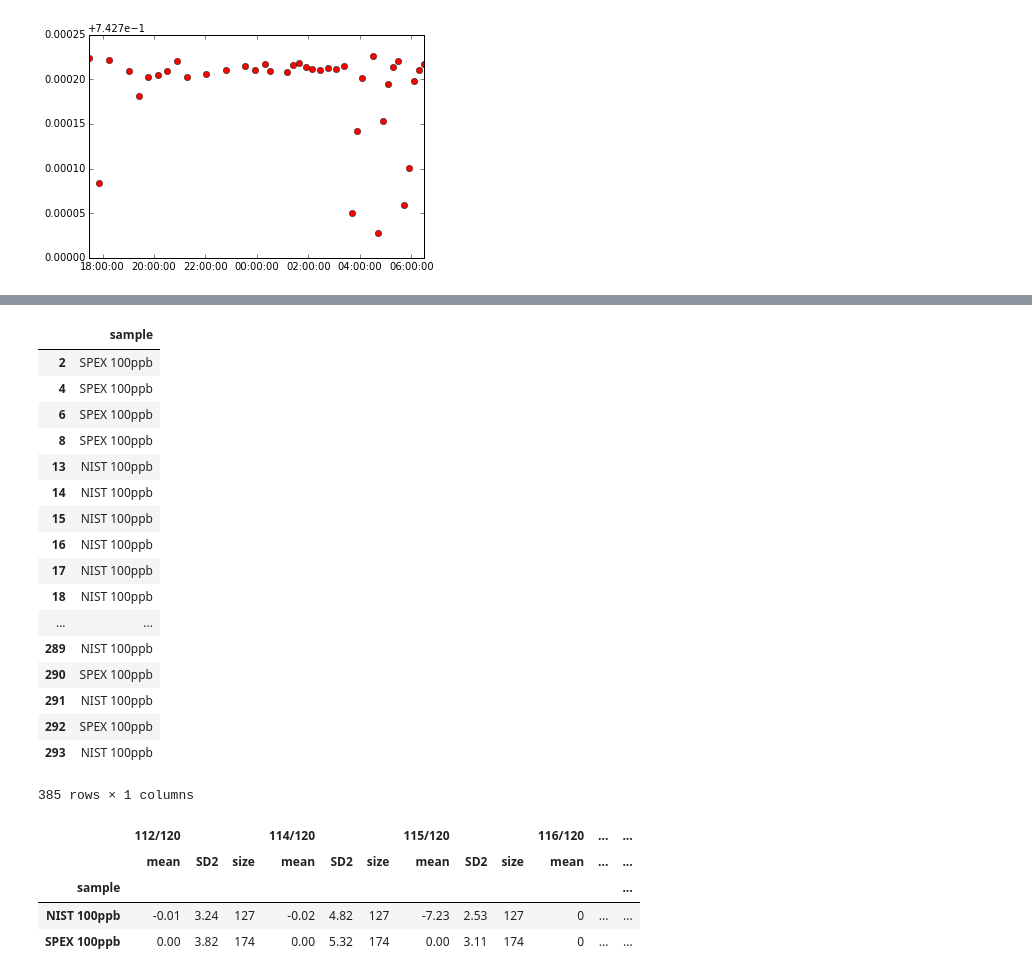
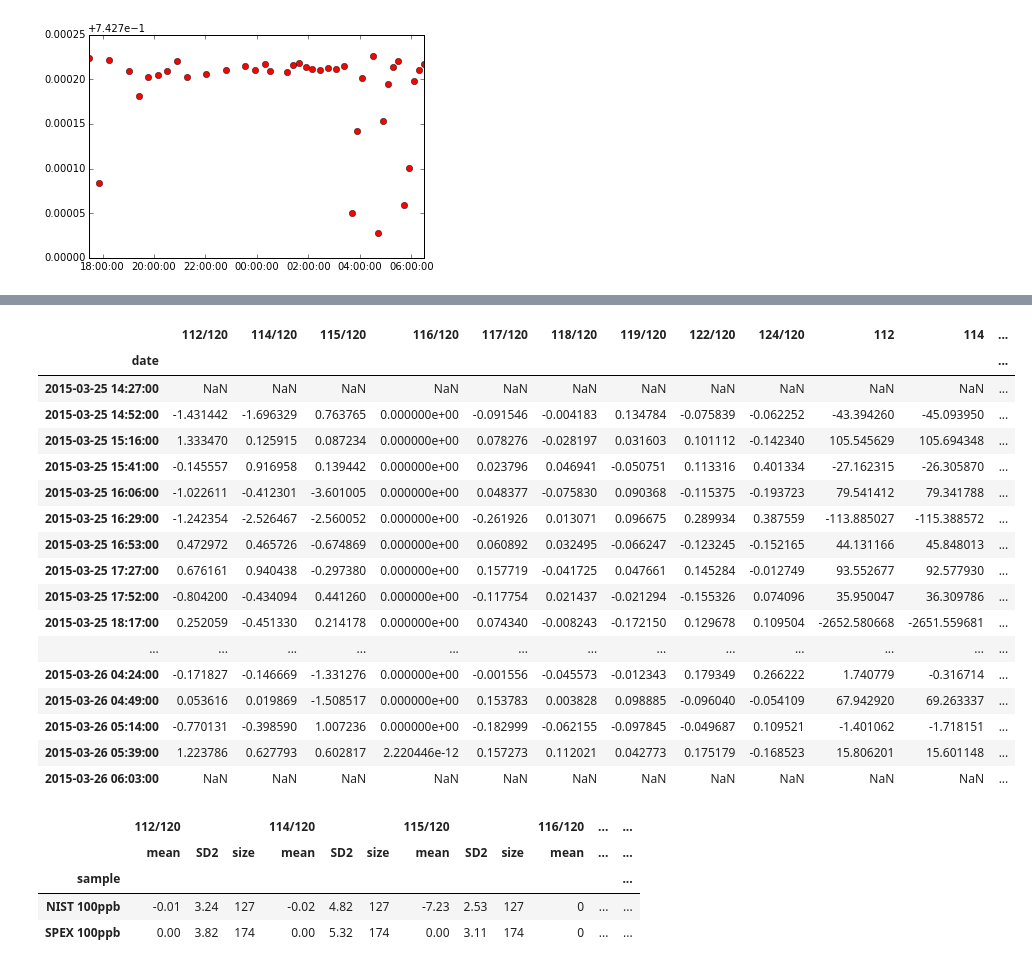
Before and after one commit to Marfster/NU_Plasma, a Jupyter notebook: Nu Plasma Evaluation - internal norm.ipynb, the cells around one changed output, grey strips where cells are left out. Drawn from its saved outputs; the diff is of its cells as text; code cells hidden in the pictures.

```diff
--- a/Nu Plasma Evaluation - internal norm.ipynb
+++ b/Nu Plasma Evaluation - internal norm.ipynb
@@ -18,20 +15,20 @@ from pylab import plot, show, savefig
 from scipy import stats
 #%pylab inline
 # %%
-path = "/Volumes/friebelm/PhD/NU Plasma/Measurements/2015-03-10/"
+path = "/Volumes/friebelm/PhD/NU Plasma/Measurements/2015-03-25/"
 path_sav = "/Volumes/friebelm/PhD/NU Plasma/Measurements/compilation/"
-files_start = 1262
-files_end = 1346
+files_start = 1348
+files_end = 1427
 # %%
 # cup configuration
 #cup_config = cycle_Sb
-cup_config = cycles1
+cup_config = cycles2
 # Isotopes used for Interference correction
 corr_isotopes_1 = {"Cd" : "111", "Te" : "126"}
 corr_isotopes_2 = {"Cd" : "111","Te" : "125", "Xe" : "129"}
 corr_isotopes_Sb = {"Te": "125"}
 # Mass Range of cup configuration
-mass_range = cycles1_mass_range
+mass_range = cycles2_mass_range
 #isotopes = [["111", "112", "114", "115", "116", "117", "118", "119", "122", "124"], ["117", "118", "119", "122", "124"]]
 isotopes = [["112", "114", "115", "116", "117", "118", "119", "122", "124"]]
 #isotopes = [["116", "117", "118", "119", "122", "124"]]
@@ -43,13 +40,13 @@ print data_sample_column
 iter_beta = 10
 
 # Interference_corr on the denominator isotope
-isotope_denom_corr = False
+isotope_denom_corr = True
 
-blk_corr = False
+blk_corr = True
 # %% [output]
 ['112/120', '114/120', '115/120', '116/120', '117/120', '118/120', '119/120', '122/120', '124/120']
 # %%
-columns_1 = ["cycle", "sample", "date", "H9 (1)", "H8 (1)", "H7 (1)", "H6 (1)", "H5 (1)", "H4 (1)", "H3 (1)", "H2 (1)", "H1 (1)", "Ax (1)", "L1 (1)", "L2 (1)", "L3 (1)", "L4 (1)"]
+columns_1 = ["cycle", "sample", "date", "H8 (1)", "H7 (1)", "H6 (1)", "H5 (1)", "H4 (1)", "H3 (1)", "H2 (1)", "H1 (1)", "Ax (1)", "L1 (1)", "L2 (1)", "L3 (1)", "L4 (1)"]
 #columns_2 = ["cycle", "H8 (2)", "H7 (2)", "H6 (2)", "H5 (2)", "H4 (2)", "H3 (2)", "H2 (2)", "H1 (2)", "Ax (2)", "L1 (2)", "L2 (2)", "L3 (2)", "L4 (2)"]
 df_all = pd.DataFrame()
 blk_ls = []
@@ -202,9 +199,9 @@ df_internal_norm_mean = df_internal_sub.drop("cycle", axis=1).groupby(df_interna
 df_internal_norm_mean_sd = df_internal_sub.drop("cycle", axis=1).groupby(df_internal_sub.index).agg([np.mean, SE])
 df_internal_norm_mean["sample"] = df_internal_norm[df_internal_norm["cycle"] == 1]["sample"]
 df_internal_norm_mean_sd["sample"] = df_internal_norm[df_internal_norm["cycle"] == 1]["sample"]
-df_internal_norm_mean = df_internal_norm_mean[1:]
-df_internal_norm_mean = df_internal_norm_mean.drop(datetime.strptime("20150310 23:59", "%Y%m%d %H:%M"))
-df_internal_norm_mean_sd = df_internal_norm_mean_sd[1:]
+#df_internal_norm_mean = df_internal_norm_mean[1:]
+#df_internal_norm_mean = df_internal_norm_mean.drop(datetime.strptime("20150310 23:59", "%Y%m%d %H:%M"))
+#df_internal_norm_mean_sd = df_internal_norm_mean_sd[1:]
 df_internal_norm_mean
 #plotplot = df_internal_norm_mean[(df_internal_norm_mean["125"] < 0.00010)  & (df_internal_norm_mean["124/120"] > 0.17745)]
 #plot(plotplot["125"], plotplot["124/120"], "ro")
@@ -239,23 +236,23 @@ show(dataplot)
 sub_index = df_internal_norm_mean[(df_internal_norm_mean["sample"].shift(1) == df_internal_norm_mean["sample"].shift(-1)) & (df_internal_norm_mean["sample"].shift(1) == "NIST 100ppb")].index
 #corr_values = df_internal_norm_mean[(df_external_norm_mean >= 0.74289)]
 #corr_values = df_internal_norm_mean[:"20150110 10:00"]
-corr_values = df_std
+corr_values = df_internal_norm_mean
 sample = corr_values["sample"]
 std_mean = corr_values[(corr_values["sample"] == "SPEX 100ppb")].mean()
 new = corr_values[corr_values.columns[corr_values.dtypes != 'object']]
 
 #std_mean["112/120", "114/120", "115/120", "117/120", "118/120", "119/120", "122/120", "124/120"] = [0.029823, 0.020189, 0.010372, 0.235299, 0.742923, 0.263443, 0.142078, 0.177546]
 #print std_mean
-epsilon =  ((new / std_mean)-1)*10000
+#epsilon =  ((new / std_mean)-1)*10000
 #new["sample"] = sample
-#epsilon_NIST =  ((new / ((new.shift(1) + new.shift(-1))/2))-1)*10000
-#epsilon_2 = ((new / ((new.shift(2) + new.shift(-2))/2))-1)*10000
-#epsilon["sample"] = sample
-epsilon["sample"] = sample
+epsilon_NIST =  ((new / ((new.shift(1) + new.shift(-1))/2))-1)*10000
+epsilon_2 = ((new / ((new.shift(2) + new.shift(-2))/2))-1)*10000
+epsilon_NIST["sample"] = sample
+epsilon_2["sample"] = sample
 
-#epsilon_NIST = epsilon_NIST[new.index.isin(sub_index)]
+epsilon_NIST = epsilon_NIST[new.index.isin(sub_index)]
 #new[new.sample != "NIST 100ppb"]
-#epsilon2 = epsilon_2.ix[2:-4,:][epsilon_2["sample"] == "SPEX 100ppb"]
-#epsilon_comp = epsilon.append(epsilon2, ignore_index=True)
-epsilon
+epsilon_2 = epsilon_2[epsilon_2["sample"] == "NIST 100ppb"]
+epsilon_comp = epsilon_NIST.append(epsilon2, ignore_index=True)
+epsilon_2
 # %% [output]
@@ -266,21 +259,21 @@ See the the caveats in the documentation: http://pandas.pydata.org/pandas-docs/s
-|  | sample |
-| 2 | SPEX 100ppb |
-| 4 | SPEX 100ppb |
-| 6 | SPEX 100ppb |
-| 8 | SPEX 100ppb |
-| 13 | NIST 100ppb |
-| 14 | NIST 100ppb |
-| 15 | NIST 100ppb |
-| 16 | NIST 100ppb |
-| 17 | NIST 100ppb |
-| 18 | NIST 100ppb |
-| ... | ... |
-| 289 | NIST 100ppb |
-| 290 | SPEX 100ppb |
-| 291 | NIST 100ppb |
-| 292 | SPEX 100ppb |
-| 293 | NIST 100ppb |
+|  | 112/120 | 114/120 | 115/120 | 116/120 | 117/120 | 118/120 | 119/120 | 122/120 | 124/120 | 112 | 114 | ... |
+| date |  |  |  |  |  |  |  |  |  |  |  | ... |
+| 2015-03-25 14:27:00 | NaN | NaN | NaN | NaN | NaN | NaN | NaN | NaN | NaN | NaN | NaN | ... |
+| 2015-03-25 14:52:00 | -1.431442 | -1.696329 | 0.763765 | 0.000000e+00 | -0.091546 | -0.004183 | 0.134784 | -0.075839 | -0.062252 | -43.394260 | -45.093950 | ... |
+| 2015-03-25 15:16:00 | 1.333470 | 0.125915 | 0.087234 | 0.000000e+00 | 0.078276 | -0.028197 | 0.031603 | 0.101112 | -0.142340 | 105.545629 | 105.694348 | ... |
+| 2015-03-25 15:41:00 | -0.145557 | 0.916958 | 0.139442 | 0.000000e+00 | 0.023796 | 0.046941 | -0.050751 | 0.113316 | 0.401334 | -27.162315 | -26.305870 | ... |
+| 2015-03-25 16:06:00 | -1.022611 | -0.412301 | -3.601005 | 0.000000e+00 | 0.048377 | -0.075830 | 0.090368 | -0.115375 | -0.193723 | 79.541412 | 79.341788 | ... |
+| 2015-03-25 16:29:00 | -1.242354 | -2.526467 | -2.560052 | 0.000000e+00 | -0.261926 | 0.013071 | 0.096675 | 0.289934 | 0.387559 | -113.885027 | -115.388572 | ... |
+| 2015-03-25 16:53:00 | 0.472972 | 0.465726 | -0.674869 | 0.000000e+00 | 0.060892 | 0.032495 | -0.066247 | -0.123245 | -0.152165 | 44.131166 | 45.848013 | ... |
+| 2015-03-25 17:27:00 | 0.676161 | 0.940438 | -0.297380 | 0.000000e+00 | 0.157719 | -0.041725 | 0.047661 | 0.145284 | -0.012749 | 93.552677 | 92.577930 | ... |
+| 2015-03-25 17:52:00 | -0.804200 | -0.434094 | 0.441260 | 0.000000e+00 | -0.117754 | 0.021437 | -0.021294 | -0.155326 | 0.074096 | 35.950047 | 36.309786 | ... |
+| 2015-03-25 18:17:00 | 0.252059 | -0.451330 | 0.214178 | 0.000000e+00 | 0.074340 | -0.008243 | -0.172150 | 0.129678 | 0.109504 | -2652.580668 | -2651.559681 | ... |
+| ... | ... | ... | ... | ... | ... | ... | ... | ... | ... | ... | ... | ... |
+| 2015-03-26 04:24:00 | -0.171827 | -0.146669 | -1.331276 | 0.000000e+00 | -0.001556 | -0.045573 | -0.012343 | 0.179349 | 0.266222 | 1.740779 | -0.316714 | ... |
+| 2015-03-26 04:49:00 | 0.053616 | 0.019869 | -1.508517 | 0.000000e+00 | 0.153783 | 0.003828 | 0.098885 | -0.096040 | -0.054109 | 67.942920 | 69.263337 | ... |
+| 2015-03-26 05:14:00 | -0.770131 | -0.398590 | 1.007236 | 0.000000e+00 | -0.182999 | -0.062155 | -0.097845 | -0.049687 | 0.109521 | -1.401062 | -1.718151 | ... |
+| 2015-03-26 05:39:00 | 1.223786 | 0.627793 | 0.602817 | 2.220446e-12 | 0.157273 | 0.112021 | 0.042773 | 0.175179 | -0.168523 | 15.806201 | 15.601148 | ... |
+| 2015-03-26 06:03:00 | NaN | NaN | NaN | NaN | NaN | NaN | NaN | NaN | NaN | NaN | NaN | ... |
-385 rows × 1 columns
 # %%
 def SD2(x):
     SD2 = np.std(x) * 2
```
Also changed, not shown: parts of 7 cells of this notebook, 1 other file.
